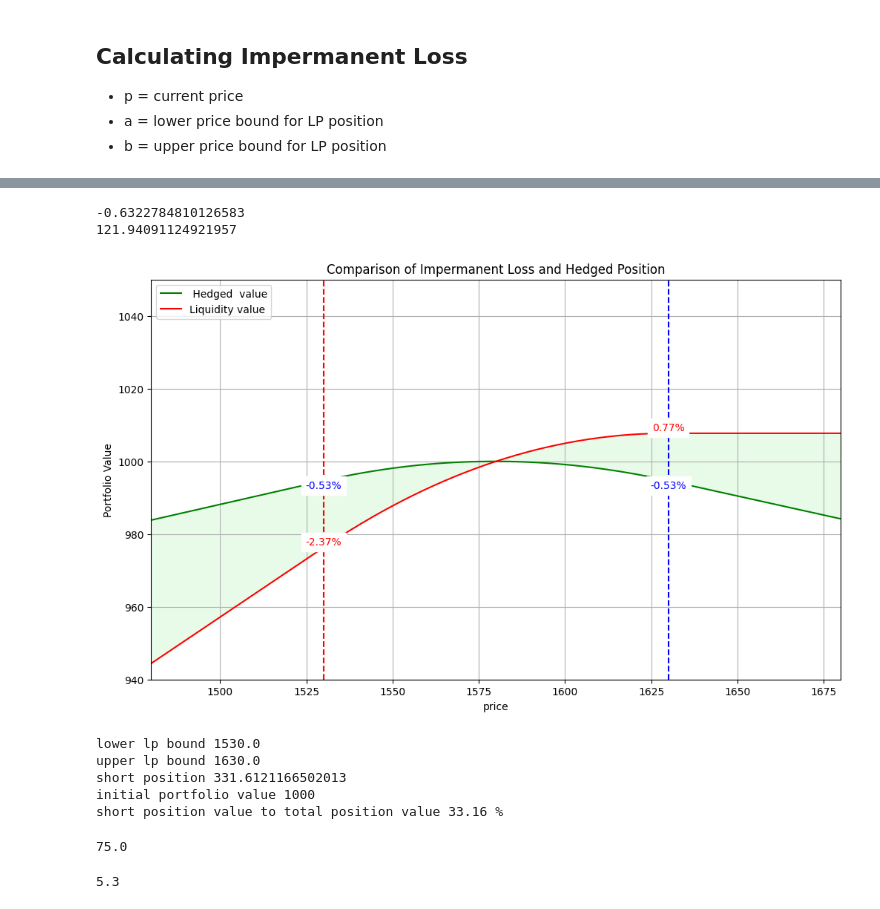
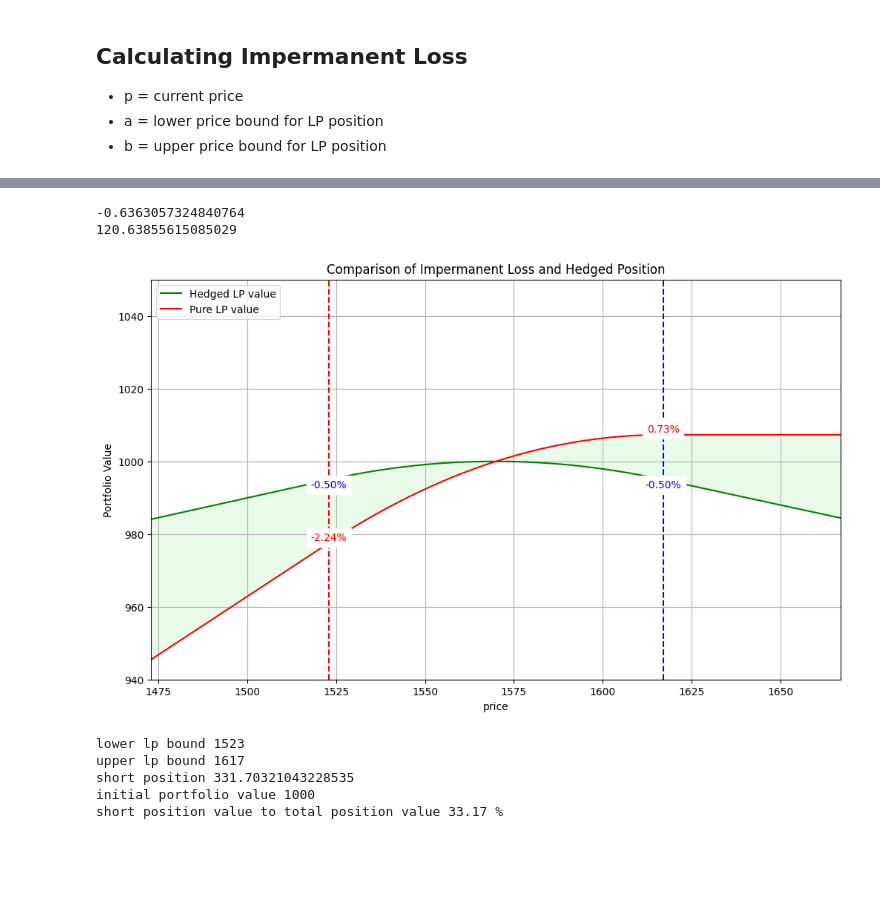
Before and after one commit to uniHedge/uniHedge-research, a Jupyter notebook: updatedCharts.ipynb, the cells around one changed output, grey strips where cells are left out. Drawn from its saved outputs; the diff is of its cells as text; code cells hidden in the pictures; blank space fills up the shorter version.

```diff
--- a/updatedCharts.ipynb
+++ b/updatedCharts.ipynb
@@ -98,15 +90,10 @@ maximumPortfolioValue = 1000  # initial value of the porfolio
 # %%
-initial_portfolio_value_v3Lower, initial_portfolio_value_shortLower = find_equal_pnl_values2(p, a, b, a, short_price, maximumPortfolioValue)
-print("initial_portfolio_value_v3Lower = {:.2f}".format(initial_portfolio_value_v3Lower))
-print("initial_portfolio_value_shortLower = {:.2f}".format(initial_portfolio_value_shortLower))
+# Test
+p = 1570 # current price
+a = round(p - (p * 0.03)) # lower price 10% below current price
+b = round(p + (p * 0.03)) # upper price 10% above current price
+short_price = p
+maximumPortfolioValue = 1000  # initial value of the porfolio
 
-initial_portfolio_value_v3Upper, initial_portfolio_value_shortUpper = find_equal_pnl_values2(p, a, b, b, short_price, maximumPortfolioValue)
-print("initial_portfolio_value_v3Upper = {:.2f}".format(initial_portfolio_value_v3Upper))
-print("initial_portfolio_value_shortUpper = {:.2f}".format(initial_portfolio_value_shortUpper))
-
-# my suggestion to select hedge possiton, Average of lower case and upper case. It is not beautiful but simple.
-initial_portfolio_value_v3=maximumPortfolioValue*(initial_portfolio_value_v3Lower+initial_portfolio_value_v3Upper)/(initial_portfolio_value_v3Lower+initial_portfolio_value_shortLower+initial_portfolio_value_v3Upper+initial_portfolio_value_shortUpper)
-initial_portfolio_value_short=maximumPortfolioValue-initial_portfolio_value_v3
-print("initial_portfolio_value_v3Mid = {:.2f}".format(initial_portfolio_value_v3))
-print("initial_portfolio_value_shortMid = {:.2f}".format(initial_portfolio_value_short))
+print(a,b)
 # %% [output]
@@ -199,14 +209,14 @@ PNL_short = initial_portfolio_value_short * profit_loss + initial_portfolio_valu
 print(profit_loss)
 print(PNL_short)
 # %% [output]
--0.6322784810126583
-121.94091124921957
+-0.6363057324840764
+120.63855615085029
 # %%
 plt.figure(figsize=(12, 7))
 
 # Plot the data for both functions
-plt.plot(P1_values_2, value_values_2, linestyle='-', label=" Hedged  value", color='Green')
-plt.plot(P1_values_1, value_values_1, linestyle='-', label="Liquidity value", color='red')
+plt.plot(P1_values_2, value_values_2, linestyle='-', label="Hedged LP value", color='Green')
+plt.plot(P1_values_1, value_values_1, linestyle='-', label="Pure LP value", color='red')
 
 plt.title('Comparison of Impermanent Loss and Hedged Position')
 plt.xlabel('price')
@@ -227,44 +237,36 @@ percent_diff_2_at_b = ((value_values_2[index_at_b] - maximumPortfolioValue) / ma
 
 # Place the percentage differences on the chart
 # Get the max and min between the two values for each point 'a' and 'b'
 plt.text(a, value_values_1[index_at_a], f'{percent_diff_1_at_a:.2f}%', color='r', ha='center', va='bottom', backgroundcolor='white')
 plt.text(b, value_values_1[index_at_b], f'{percent_diff_1_at_b:.2f}%', color='r', ha='center', va='bottom', backgroundcolor='white')
 
 plt.text(a, value_values_2[index_at_a], f'{percent_diff_2_at_a:.2f}%', color='blue', ha='center', va='top', backgroundcolor='white')
 plt.text(b, value_values_2[index_at_b], f'{percent_diff_2_at_b:.2f}%', color='blue', ha='center', va='top', backgroundcolor='white')
 
 # Shade the difference areas
 # where_condition_1 = [value != maximumPortfolioValue for value in value_values_1]
 # plt.fill_between(P1_values_1, value_values_1, maximumPortfolioValue, where=where_condition_1, interpolate=True, color='grey', alpha=0.2)
 where_condition_2 = [value < p or value > p for value in value_values_2]
 plt.fill_between(P1_values_2, value_values_1, value_values_2, where=where_condition_2, interpolate=True, color='lightgreen', alpha=0.2)
 
 plt.xlim(a - 50, b + 50)
 plt.ylim(940, 1050)
 
 # Show the plot
 plt.show()
 
 short_position_percentage = (initial_portfolio_value_short / maximumPortfolioValue) * 100
 
 print("lower lp bound", a)
 print("upper lp bound", b)
 
 print("short position", initial_portfolio_value_short)
 print("initial portfolio value", maximumPortfolioValue)
 print("short position value to total position value", round(short_position_percentage, 2), "%")
 # %% [output]
-[figure, old version]
+[figure, new version]
-lower lp bound 1530.0
-upper lp bound 1630.0
-short position 331.6121166502013
+lower lp bound 1523
+upper lp bound 1617
+short position 331.70321043228535
 initial portfolio value 1000
-short position value to total position value 33.16 %
+short position value to total position value 33.17 %
-# %%
-2.5*30
-# %% [output]
-75.0
-# %%
-1000*0.0053
-# %% [output]
-5.3
```
Also changed, not shown: parts of 7 cells of this notebook.
